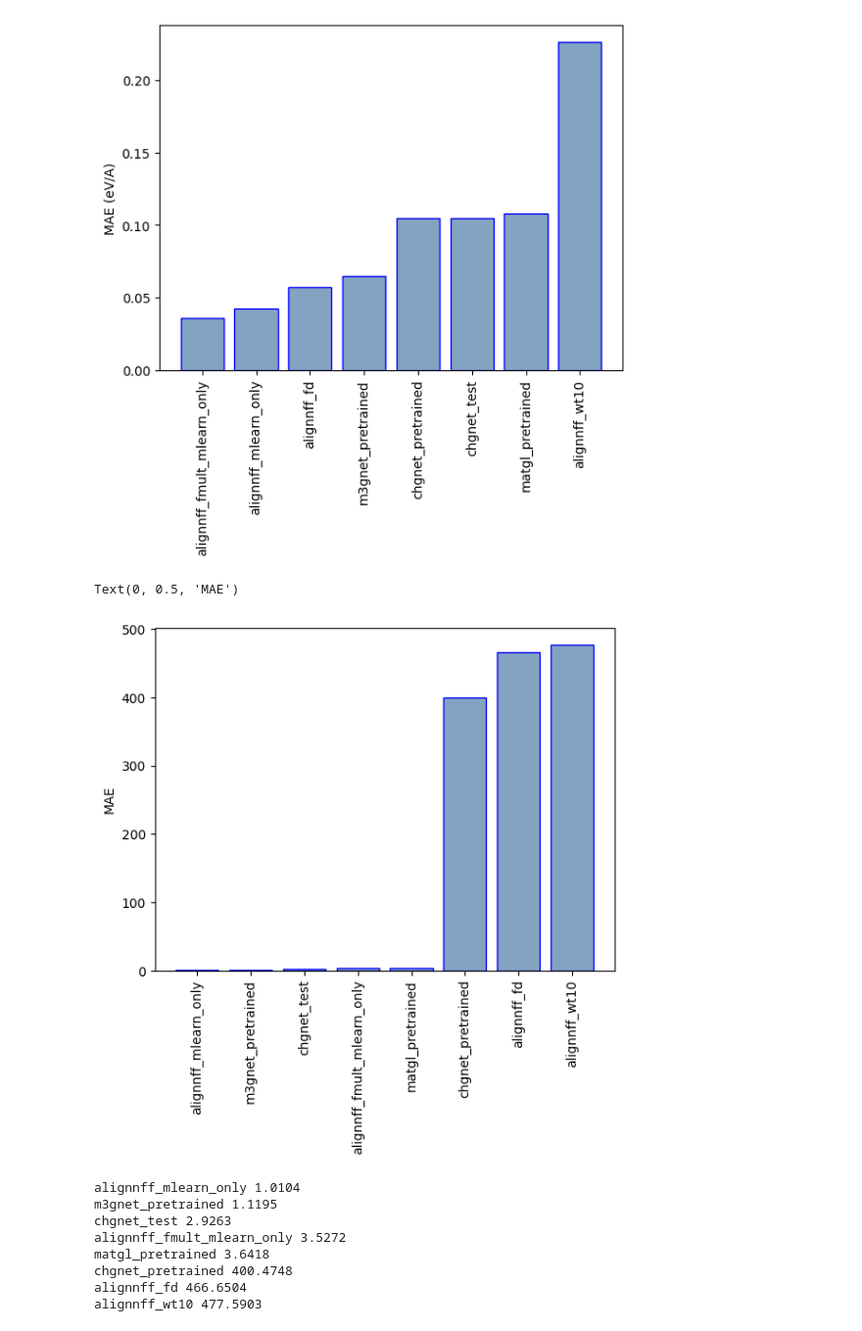
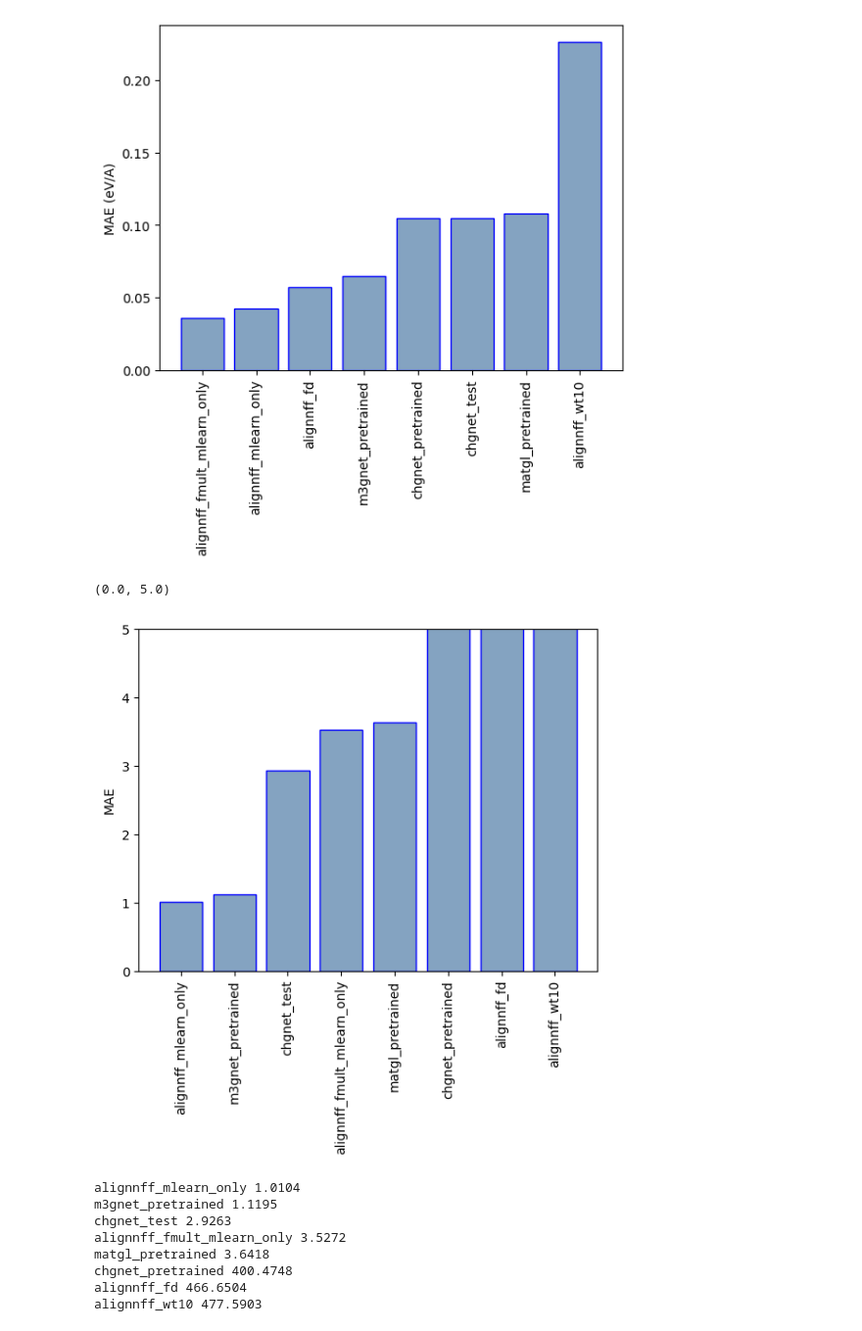
Before and after one commit to JARVIS-Materials-Design/jarvis-tools-notebooks, a Jupyter notebook: jarvis-tools-notebooks/chgnet_prediction.ipynb, the cells around one changed output. Shown at 98% size. Saved outputs shown, nothing was run; the diff lists cells and outputs as text; code cells hidden in the pictures.

```diff
--- a/jarvis-tools-notebooks/chgnet_prediction.ipynb
+++ b/jarvis-tools-notebooks/chgnet_prediction.ipynb
@@ -159,15 +159,17 @@ Text(0, 0.5, 'MAE (eV/A)')
 # %%
 from jarvis_leaderboard.rebuild import get_metric_value,get_results
 %matplotlib inline
 import numpy as np
 import matplotlib.pyplot as plt
 names,vals=get_results(bench_name='AI-MLFF-energy-mlearn_Cu-test-mae.csv.zip')
 plt.bar(np.arange(len(vals)),vals,color=(0.2, 0.4, 0.6, 0.6),edgecolor='blue')
 plt.xticks(np.arange(len(vals)),names,rotation=90)
 plt.ylabel('MAE')
+#Note ALIGNN-FF trained on OptB88vdW functional data, not PBE
+plt.ylim([0,5])
 # %% [output]
-Text(0, 0.5, 'MAE')
+(0.0, 5.0)
-[figure, old version]
+[figure, new version]
 # %%
 for i,j in zip(names,vals):
   print(i,j)
```
